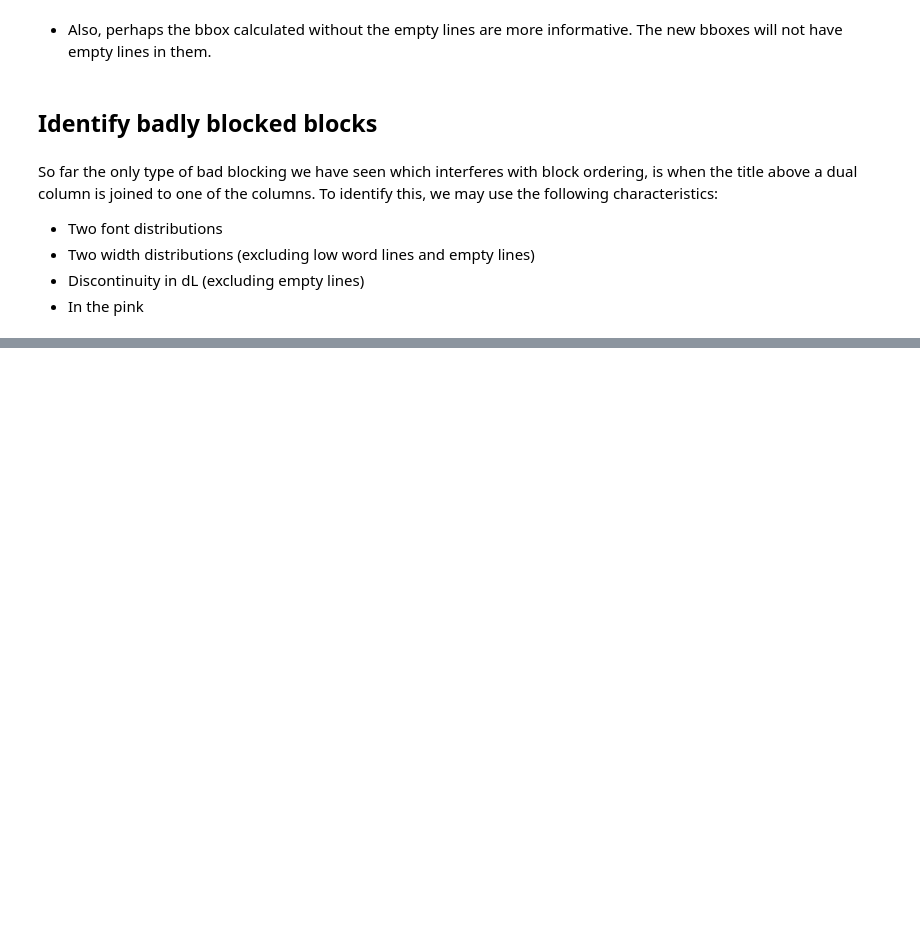
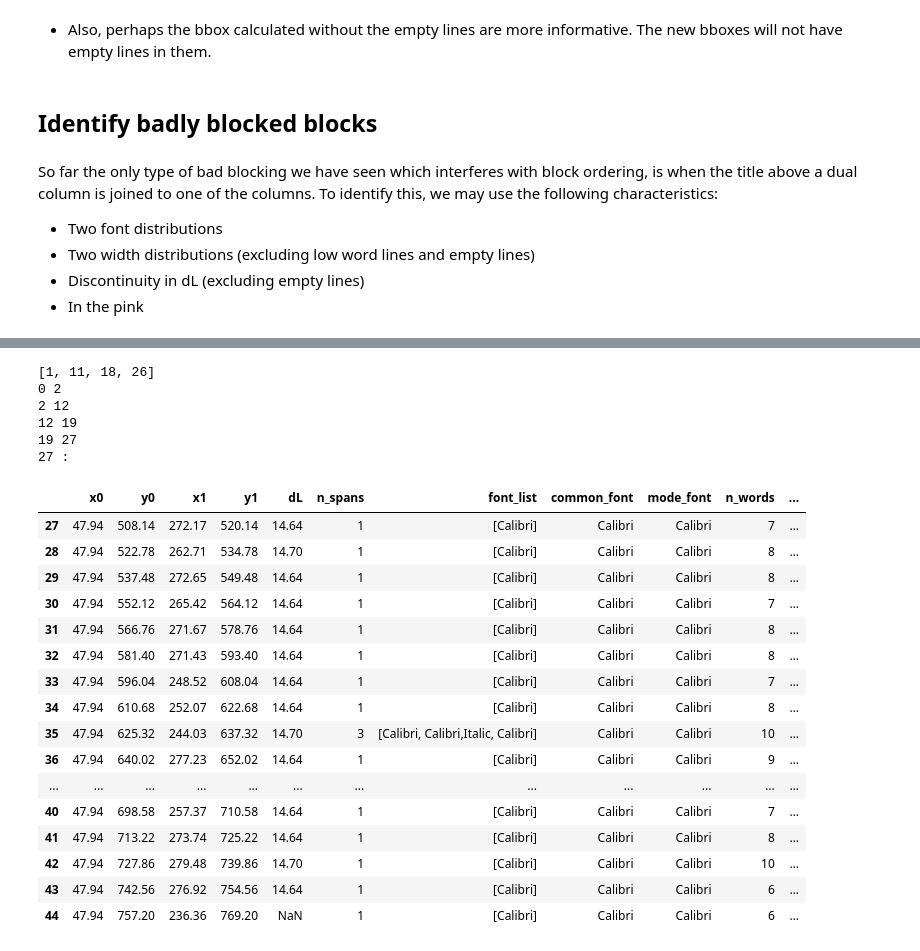
Before and after one commit to DSP-Tan/ogham-cloud, a Jupyter notebook: pdf_scraper/research/muPdfScrape.ipynb, the cells around one changed output, grey strips where cells are left out. Cells and saved outputs as stored; diff of their text form; code cells hidden in the pictures; blank space fills up the shorter version.

```diff
--- a/pdf_scraper/research/muPdfScrape.ipynb
+++ b/pdf_scraper/research/muPdfScrape.ipynb
@@ -172,0 +399,45 @@ get_block_table(clean_blocks(text_blocks))
+# %%
+median = np.median(line_df.dL[:-1])
+indices = []
+for i, dL in enumerate(line_df.dL):
+    if dL > 1.45*median:
+        indices.append(i)
+#print(indices, len(indices), indices[len(indices)-1])
+print(indices)
+
+dfs = [line_df[0:indices[0]+1]]
+print(0, indices[0]+1)
+for i, val in enumerate(indices[:-1]):
+    print(val+1, indices[i+1]+1)
+    dfs.append(line_df[val+1:indices[i+1]+1])
+dfs.append(line_df[indices[-1]+1:])
+print(indices[-1]+1, ":")
+
+#dfs.append(line_df[indices[len(indices)-1]+1:indices[val+1]])
+# %% [output]
+[1, 11, 18, 26]
+0 2
+2 12
+12 19
+19 27
+27 :
+# %%
+dfs[4].head(50)
+# %% [output]
+|  | x0 | y0 | x1 | y1 | dL | n_spans | font_list | common_font | mode_font | n_words | ... |
+| 27 | 47.94 | 508.14 | 272.17 | 520.14 | 14.64 | 1 | [Calibri] | Calibri | Calibri | 7 | ... |
+| 28 | 47.94 | 522.78 | 262.71 | 534.78 | 14.70 | 1 | [Calibri] | Calibri | Calibri | 8 | ... |
+| 29 | 47.94 | 537.48 | 272.65 | 549.48 | 14.64 | 1 | [Calibri] | Calibri | Calibri | 8 | ... |
+| 30 | 47.94 | 552.12 | 265.42 | 564.12 | 14.64 | 1 | [Calibri] | Calibri | Calibri | 7 | ... |
+| 31 | 47.94 | 566.76 | 271.67 | 578.76 | 14.64 | 1 | [Calibri] | Calibri | Calibri | 8 | ... |
+| 32 | 47.94 | 581.40 | 271.43 | 593.40 | 14.64 | 1 | [Calibri] | Calibri | Calibri | 8 | ... |
+| 33 | 47.94 | 596.04 | 248.52 | 608.04 | 14.64 | 1 | [Calibri] | Calibri | Calibri | 7 | ... |
+| 34 | 47.94 | 610.68 | 252.07 | 622.68 | 14.64 | 1 | [Calibri] | Calibri | Calibri | 8 | ... |
+| 35 | 47.94 | 625.32 | 244.03 | 637.32 | 14.70 | 3 | [Calibri, Calibri,Italic, Calibri] | Calibri | Calibri | 10 | ... |
+| 36 | 47.94 | 640.02 | 277.23 | 652.02 | 14.64 | 1 | [Calibri] | Calibri | Calibri | 9 | ... |
+| ... | ... | ... | ... | ... | ... | ... | ... | ... | ... | ... | ... |
+| 40 | 47.94 | 698.58 | 257.37 | 710.58 | 14.64 | 1 | [Calibri] | Calibri | Calibri | 7 | ... |
+| 41 | 47.94 | 713.22 | 273.74 | 725.22 | 14.64 | 1 | [Calibri] | Calibri | Calibri | 8 | ... |
+| 42 | 47.94 | 727.86 | 279.48 | 739.86 | 14.70 | 1 | [Calibri] | Calibri | Calibri | 10 | ... |
+| 43 | 47.94 | 742.56 | 276.92 | 754.56 | 14.64 | 1 | [Calibri] | Calibri | Calibri | 6 | ... |
+| 44 | 47.94 | 757.20 | 236.36 | 769.20 | NaN | 1 | [Calibri] | Calibri | Calibri | 6 | ... |
```
Also changed, not shown: parts of 40 cells of this notebook, 6 other files.
